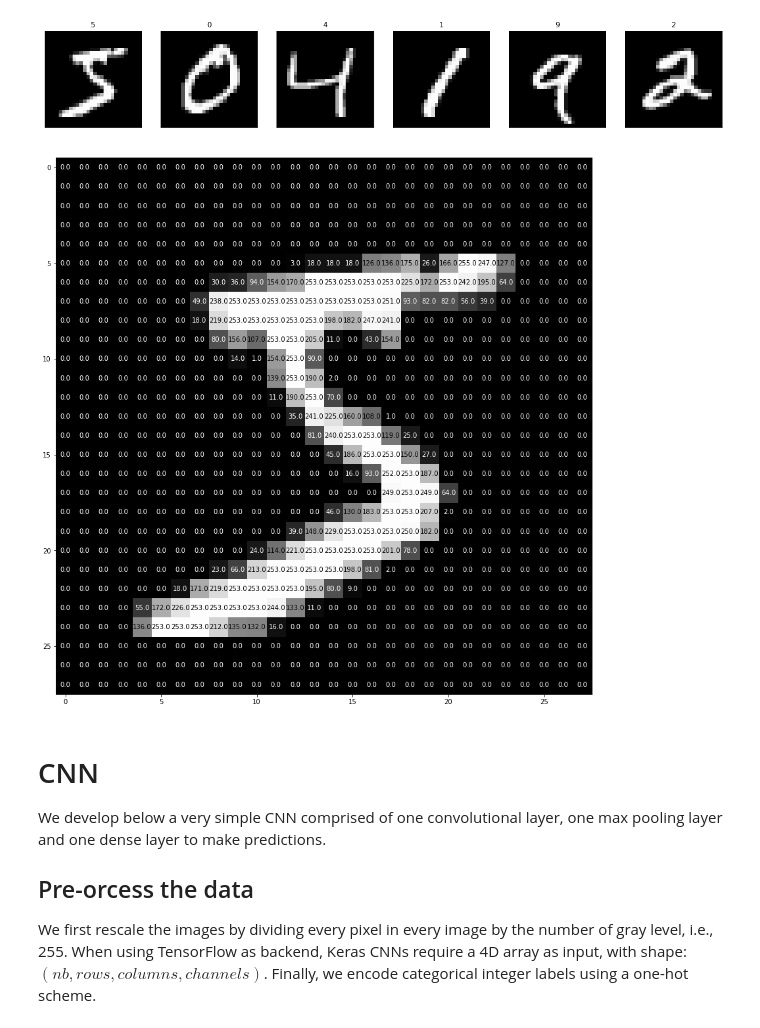
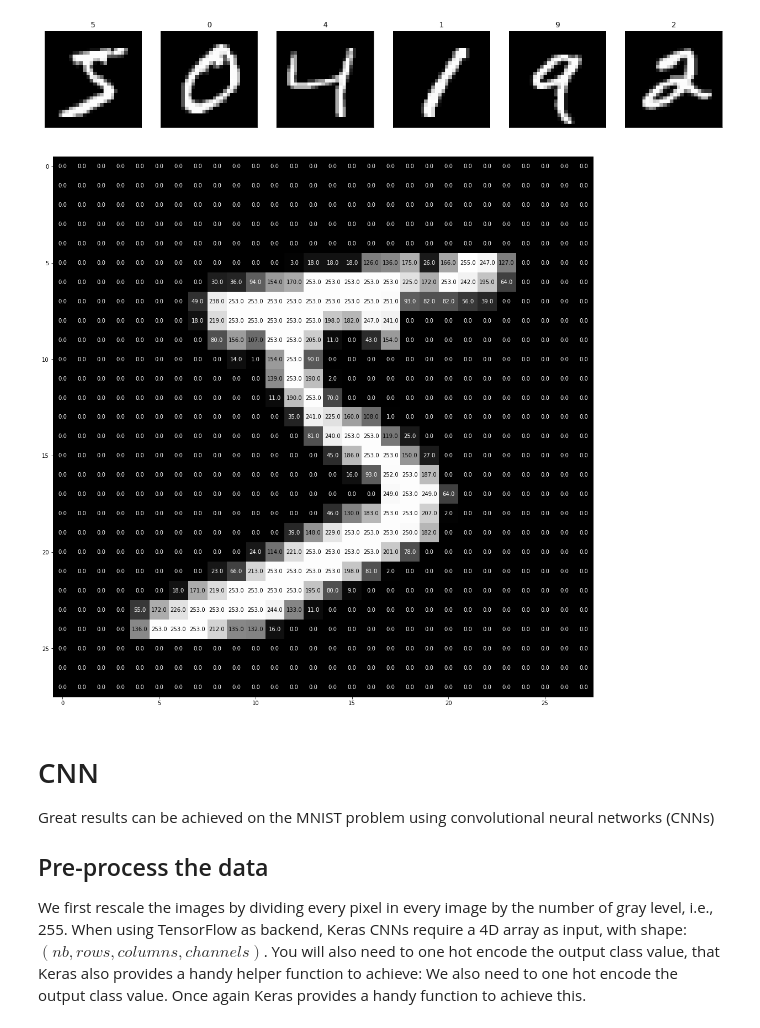
Before and after one commit to rouille/HandwrittenDigitRecognition, a Jupyter notebook: mnist.ipynb, the cells around one changed output. Saved outputs shown, nothing was run; the diff lists cells and outputs as text; code cells hidden in the pictures.

```diff
--- a/mnist.ipynb
+++ b/mnist.ipynb
@@ -36,23 +36,23 @@ for i in range(6):
 # %%
 def visualize_input(img, ax):
     ax.imshow(img, cmap = 'gray')
     width, height = img.shape
     thresh = img.max()/2.55
     for x in range(width):
         for y in range(height):
             ax.annotate(str(round(img[x][y], 2) ), xy = (y,x), horizontalalignment = 'center',
                         verticalalignment = 'center', color = 'white' if img[x][y] < thresh else 'black')
 
-fig = plt.figure(figsize = (15,15) )
+fig = plt.figure(figsize = (18,18) )
 ax = fig.add_subplot(111)
 visualize_input(X_train[0], ax)
 # %% [output]
-[figure, old version]
+[figure, new version]
 # %% [markdown]
 # CNN
-We develop below a very simple CNN comprised of one convolutional layer, one max pooling layer and one dense layer to make predictions.
+Great results can be achieved on the MNIST problem using convolutional neural networks (CNNs)
 
-## Pre-orcess the data
+## Pre-process the data
 We first rescale the images by dividing every pixel in every image by the number of gray level, i.e., 255. When using TensorFlow as backend, Keras CNNs require a 4D array as input, with shape:
-$(nb, rows, columns, channels)$. Finally, we encode categorical integer labels using a one-hot scheme.
+$(nb, rows, columns, channels)$. You will also need to one hot encode the output class value, that Keras also provides a handy helper function to achieve: We also need to one hot encode the output class value. Once again Keras provides a handy function to achieve this.
 # %%
```
Also changed, not shown: parts of 3 cells of this notebook.
